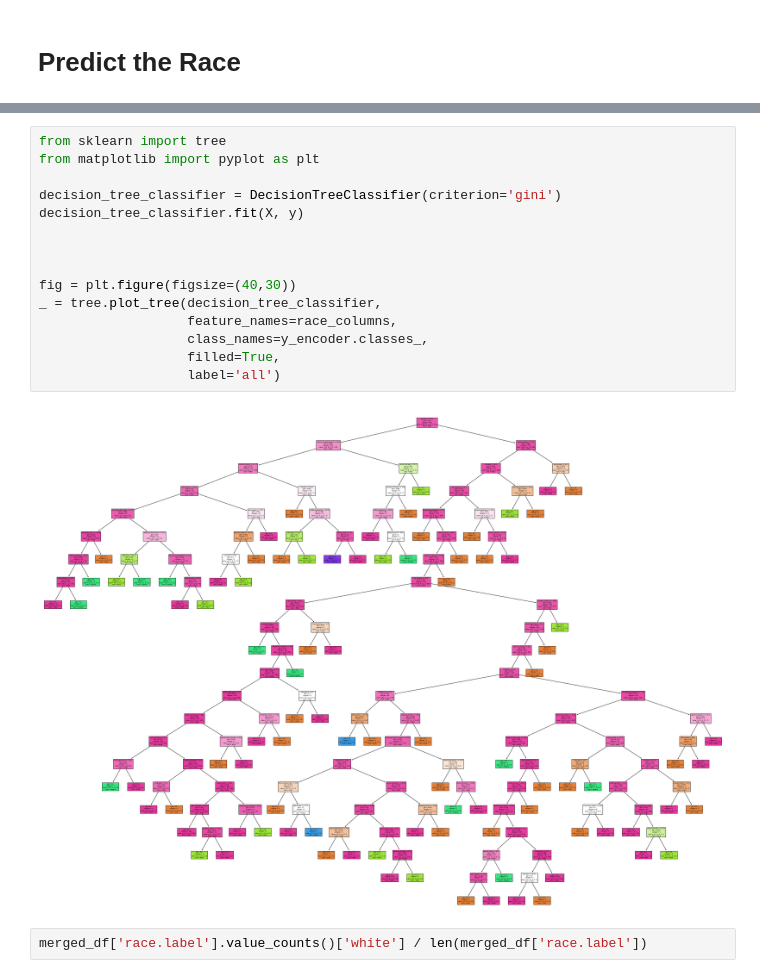
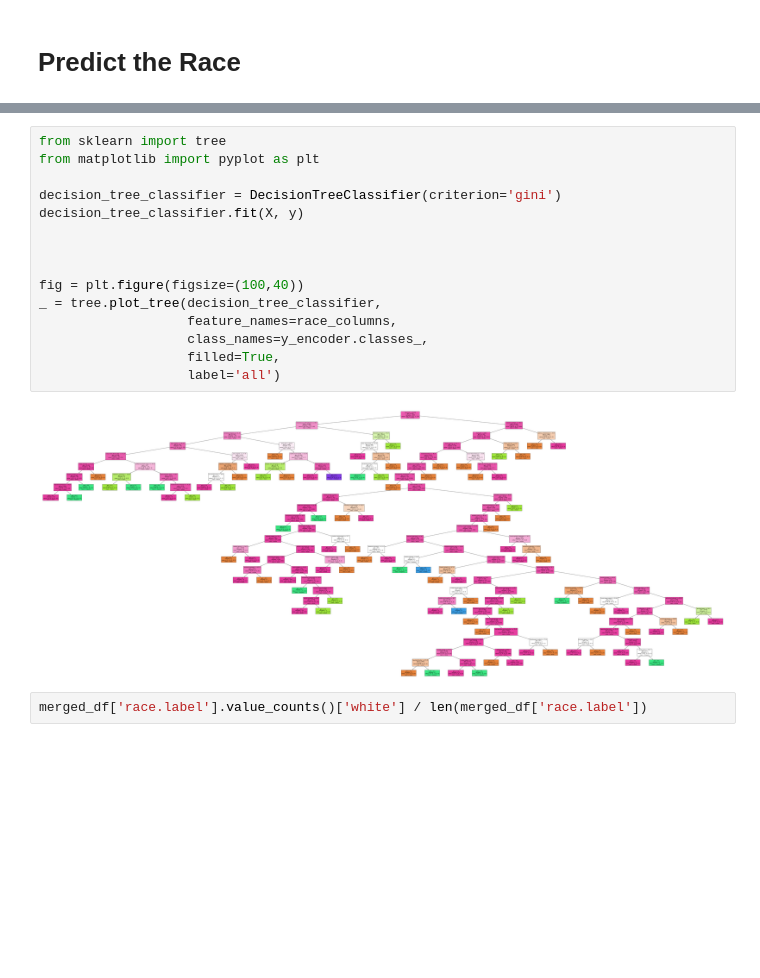
Before and after one commit to ncstate-csc522/character-biases, a Jupyter notebook: Model-Exploration.ipynb, the cells around one changed output, grey strips where cells are left out. Drawn from its saved outputs; the diff is of its cells as text; blank space fills up the shorter version.

```diff
--- a/Model-Exploration.ipynb
+++ b/Model-Exploration.ipynb
@@ -95,20 +95,20 @@ Race Accuracy: 0.8662790697674418
 # %%
 from sklearn import tree
 from matplotlib import pyplot as plt
 
 decision_tree_classifier = DecisionTreeClassifier(criterion='gini')
 decision_tree_classifier.fit(X, y)
 
 
 
-fig = plt.figure(figsize=(40,30))
+fig = plt.figure(figsize=(100,40))
 _ = tree.plot_tree(decision_tree_classifier,
                    feature_names=race_columns,
                    class_names=y_encoder.classes_,
                    filled=True,
                    label='all')
 # %% [output]
-[figure, old version]
+[figure, new version]
 # %%
 merged_df['race.label'].value_counts()['white'] / len(merged_df['race.label'])
 # %%
```
Also changed, not shown: parts of 2 cells of this notebook.
